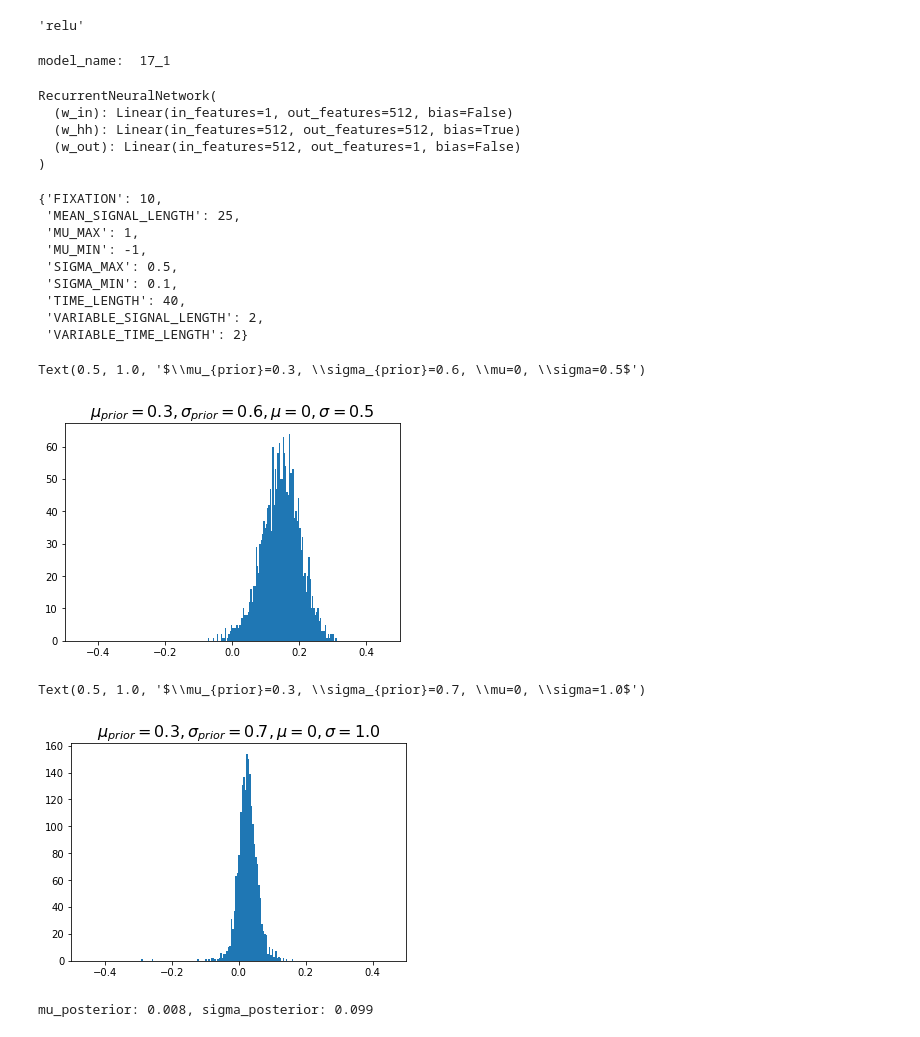
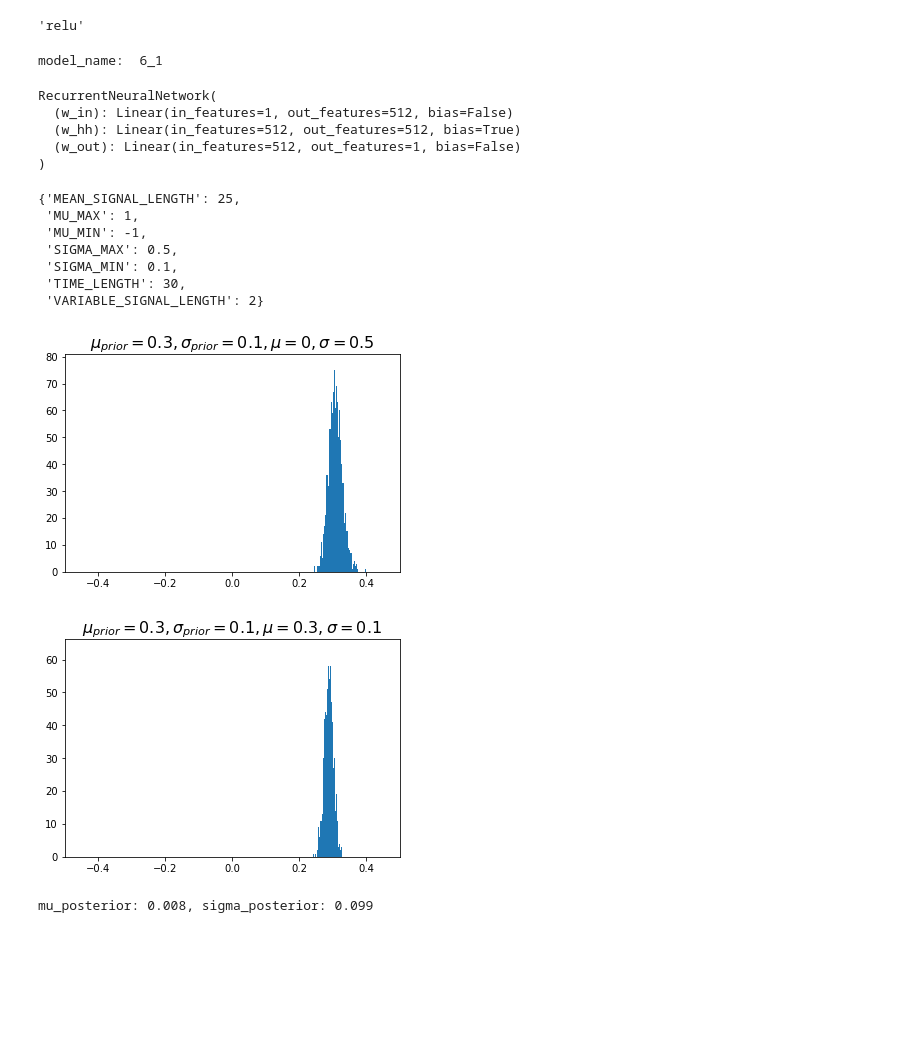
Before and after one commit to tripdancer0916/probabilistic-inference-rnn, a Jupyter notebook: jupyter/check_results.ipynb, the cells around one changed output. Saved outputs shown, nothing was run; the diff lists cells and outputs as text; code cells hidden in the pictures; blank space fills up the shorter version.

```diff
--- a/jupyter/check_results.ipynb
+++ b/jupyter/check_results.ipynb
@@ -32,7 +32,7 @@ def make_signal(N, time_length, signal_length, mu, sigma):
         input_signals[i, :signal_length, 0] = signal
     return input_signals
 # %%
-config_path = '../cfg/posterior/17_1.cfg'
+config_path = '../cfg/posterior/6_1.cfg'
 with open(config_path, 'r') as f:
     cfg = yaml.safe_load(f)
 # %%
@@ -66,7 +66,7 @@ model_path = f'../trained_model/posterior/{model_name}/epoch_1000.pth'
 model.load_state_dict(torch.load(model_path, map_location=device))
 model.eval()
 # %% [output]
-model_name:  17_1
+model_name:  6_1
 RecurrentNeuralNetwork(
   (w_in): Linear(in_features=1, out_features=512, bias=False)
   (w_hh): Linear(in_features=512, out_features=512, bias=True)
@@ -75,15 +75,13 @@ RecurrentNeuralNetwork(
 # %%
 cfg['DATALOADER']
 # %% [output]
-{'FIXATION': 10,
- 'MEAN_SIGNAL_LENGTH': 25,
+{'MEAN_SIGNAL_LENGTH': 25,
  'MU_MAX': 1,
  'MU_MIN': -1,
  'SIGMA_MAX': 0.5,
  'SIGMA_MIN': 0.1,
- 'TIME_LENGTH': 40,
- 'VARIABLE_SIGNAL_LENGTH': 2,
- 'VARIABLE_TIME_LENGTH': 2}
+ 'TIME_LENGTH': 30,
+ 'VARIABLE_SIGNAL_LENGTH': 2}
 # %%
 sample_num = 2000
 
@@ -105,12 +103,10 @@ for i in range(sample_num // cfg['TRAIN']['BATCHSIZE']):
 # %%
 plt.hist(outputs_np, bins=100)
 plt.xlim([-0.5, 0.5])
-plt.title(r'$\mu_{prior}=0.3, \sigma_{prior}=0.6, \mu=0, \sigma=0.5$', fontsize=16)
-# plt.savefig('figures/model_8_1_mu_0_sigma_0.2.eps', dpi=200)
-# plt.savefig('figures/model_8_1_mu_0_sigma_0.2.png', dpi=200)
+plt.title(r'$\mu_{prior}=0.3, \sigma_{prior}=0.1, \mu=0, \sigma=0.5$', fontsize=16)
+plt.show()
 # %% [output]
-Text(0.5, 1.0, '$\\mu_{prior}=0.3, \\sigma_{prior}=0.6, \\mu=0, \\sigma=0.5$')
-[figure, old version]
+[figure, new version]
 # %%
 import os
 os.makedirs('figures', exist_ok=True)
@@ -135,12 +131,12 @@ for i in range(sample_num // cfg['TRAIN']['BATCHSIZE']):
 # %%
 plt.hist(outputs_np, bins=100)
 plt.xlim([-0.5, 0.5])
-plt.title(r'$\mu_{prior}=0.3, \sigma_{prior}=0.7, \mu=0, \sigma=1.0$', fontsize=16)
+plt.title(r'$\mu_{prior}=0.3, \sigma_{prior}=0.1, \mu=0.3, \sigma=0.1$', fontsize=16)
+plt.show()
 # plt.savefig('figures/model_8_1_mu_0_sigma_1.0.eps', dpi=200)
 # plt.savefig('figures/model_8_1_mu_0_sigma_1.0.png', dpi=200)
 # %% [output]
-Text(0.5, 1.0, '$\\mu_{prior}=0.3, \\sigma_{prior}=0.7, \\mu=0, \\sigma=1.0$')
-[figure, old version]
+[figure, new version]
 # %%
 signal_mu = 0
 signal_sigma = 0.1
```
Also changed, not shown: parts of 4 cells of this notebook, 2 other files.
